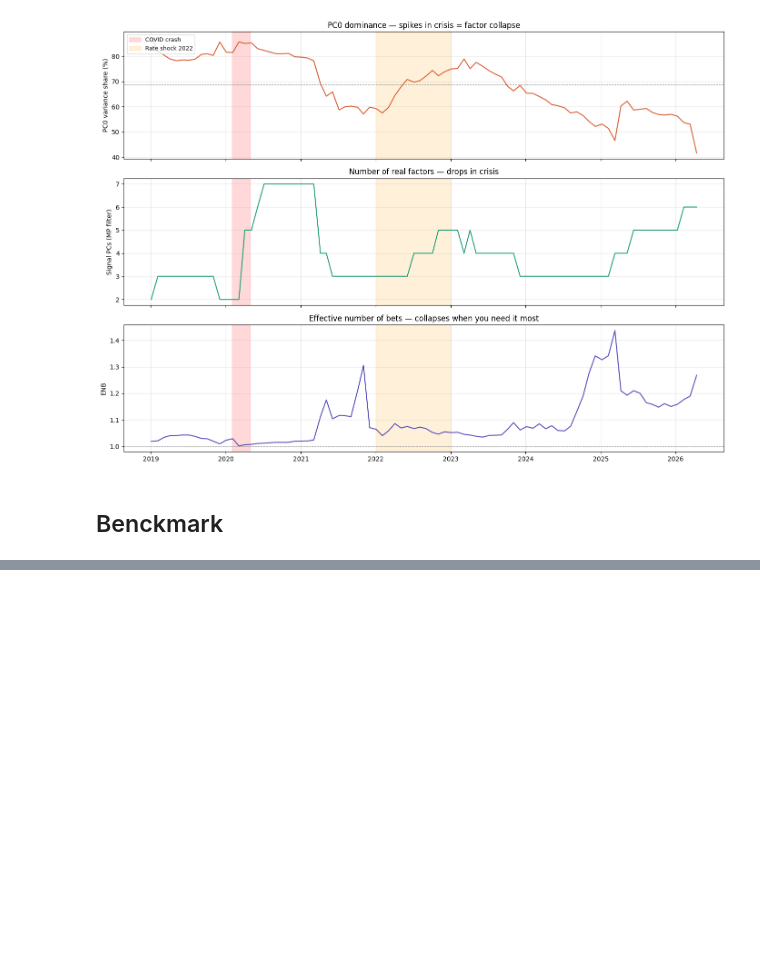
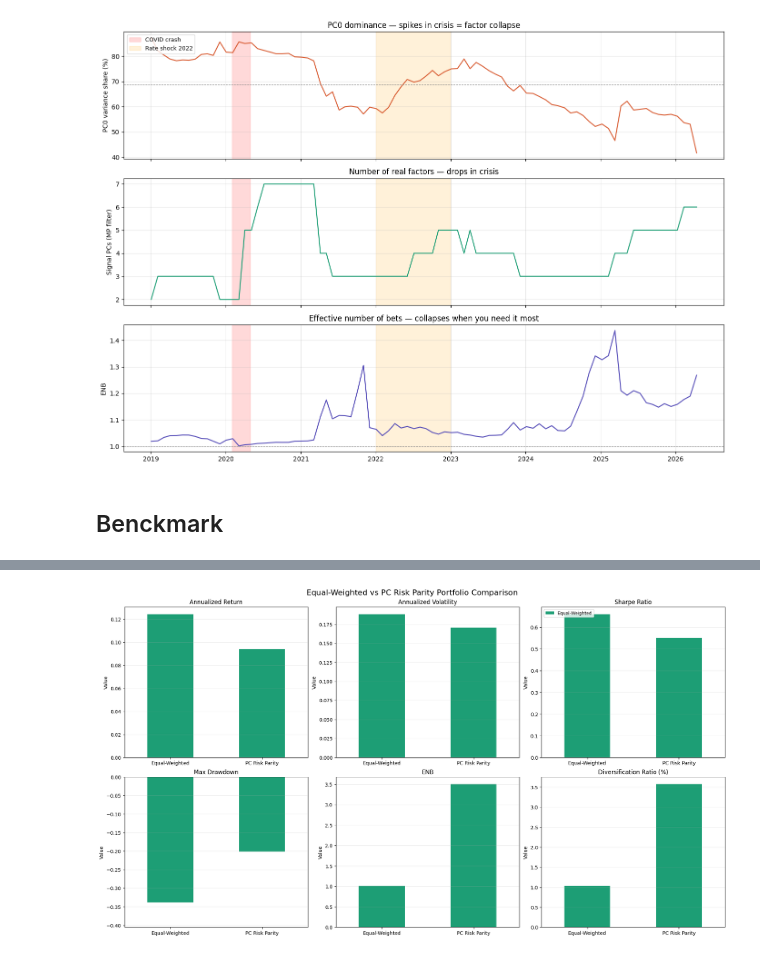
Before and after one commit to Salmanlm23/Finance-project-, a Jupyter notebook: Projet portfolio.ipynb, the cells around one changed output, grey strips where cells are left out. Drawn from its saved outputs; the diff is of its cells as text; code cells hidden in the pictures; blank space fills up the shorter version.

```diff
--- a/Projet portfolio.ipynb
+++ b/Projet portfolio.ipynb
@@ -484,0 +558,3 @@ np.float64(-0.12870177656358228)
+# %%
+pcrp_cumulative = (1 + pcrp_returns).cumprod()
+pcrp_cumulative
@@ -484,0 +575,8 @@ np.float64(-0.12870177656358228)
+# %%
+pcrp_ann_return = pcrp_returns.mean() * 252
+pcrp_ann_vol    = pcrp_returns.std()  * np.sqrt(252)
+pcrp_sharpe = pcrp_ann_return / pcrp_ann_vol
+
+print(f"Annualized Return : {pcrp_ann_return:.4f}")
+print(f"Annualized Vol    : {pcrp_ann_vol:.4f}")
+print(f"Sharpe Ratio : {pcrp_sharpe:.4f}")
@@ -484,0 +587,6 @@ np.float64(-0.12870177656358228)
+# %%
+pcrp_peak     = pcrp_cumulative.cummax()
+pcrp_drawdown = (pcrp_cumulative - pcrp_peak) / pcrp_peak
+pcrp_mdd      = pcrp_drawdown.min()
+
+print(f"Max Drawdown : {pcrp_mdd:.2f}")
@@ -484,0 +631,67 @@ np.float64(-0.12870177656358228)
+# %%
+comparison = pd.DataFrame({
+    'Equal-Weighted': [
+        ew_ann_return,
+        ew_ann_vol,
+        ew_sharpe,
+        ew_drawdown.min(),
+        enb_ew,
+        enb_ew / N * 100
+    ],
+    'PC Risk Parity': [
+        pcrp_ann_return,
+        pcrp_ann_vol,
+        pcrp_sharpe,
+        pcrp_mdd,
+        enb_pcrp,
+        enb_pcrp / N * 100
+    ]
+}, index=[
+    'Annualized Return',
+    'Annualized Volatility',
+    'Sharpe Ratio',
+    'Max Drawdown',
+    'ENB',
+    'Diversification Ratio (%)'
+])
+
+fig, axes = plt.subplots(2, 3, figsize=(18, 10), constrained_layout=True)
+
+for ax, metric in zip(axes.flatten(), comparison.index):
+    comparison.loc[[metric]].T.plot(
+        kind='bar',
+        ax=ax,
+        color=['#1D9E75', '#D85A30'],
+        legend=False,
+        rot=0
+    )
+    ax.set_title(metric)
+    ax.set_ylabel('Value')
+    ax.grid(axis='y', alpha=0.25)
+    if metric == 'Max Drawdown':
+        ax.set_ylim(comparison.loc['Max Drawdown'].min() * 1.2, 0)
+
+for ax in axes[-1, :]:
+    ax.set_xlabel('')
+
+axes[0, 2].legend(comparison.columns, loc='upper left', fontsize=9)
+
+plt.suptitle('Equal-Weighted vs PC Risk Parity Portfolio Comparison', fontsize=16)
+plt.show()
+
+# Add cumulative returns comparison
+cum_returns_comparison = pd.DataFrame({
+    'Equal-Weighted': cum_returns,
+    'PC Risk Parity': pcrp_cumulative
+})
+
+fig, ax = plt.subplots(figsize=(16, 8))
+cum_returns_comparison.plot(ax=ax, linewidth=2)
+ax.set_title('Cumulative Returns Comparison', fontsize=14)
+ax.set_xlabel('Date')
+ax.set_ylabel('Cumulative Return')
+ax.grid(True, alpha=0.3)
+plt.tight_layout()
+plt.show()
+# %% [output]
+[figure, added]
```
Also changed, not shown: parts of 28 cells of this notebook.
